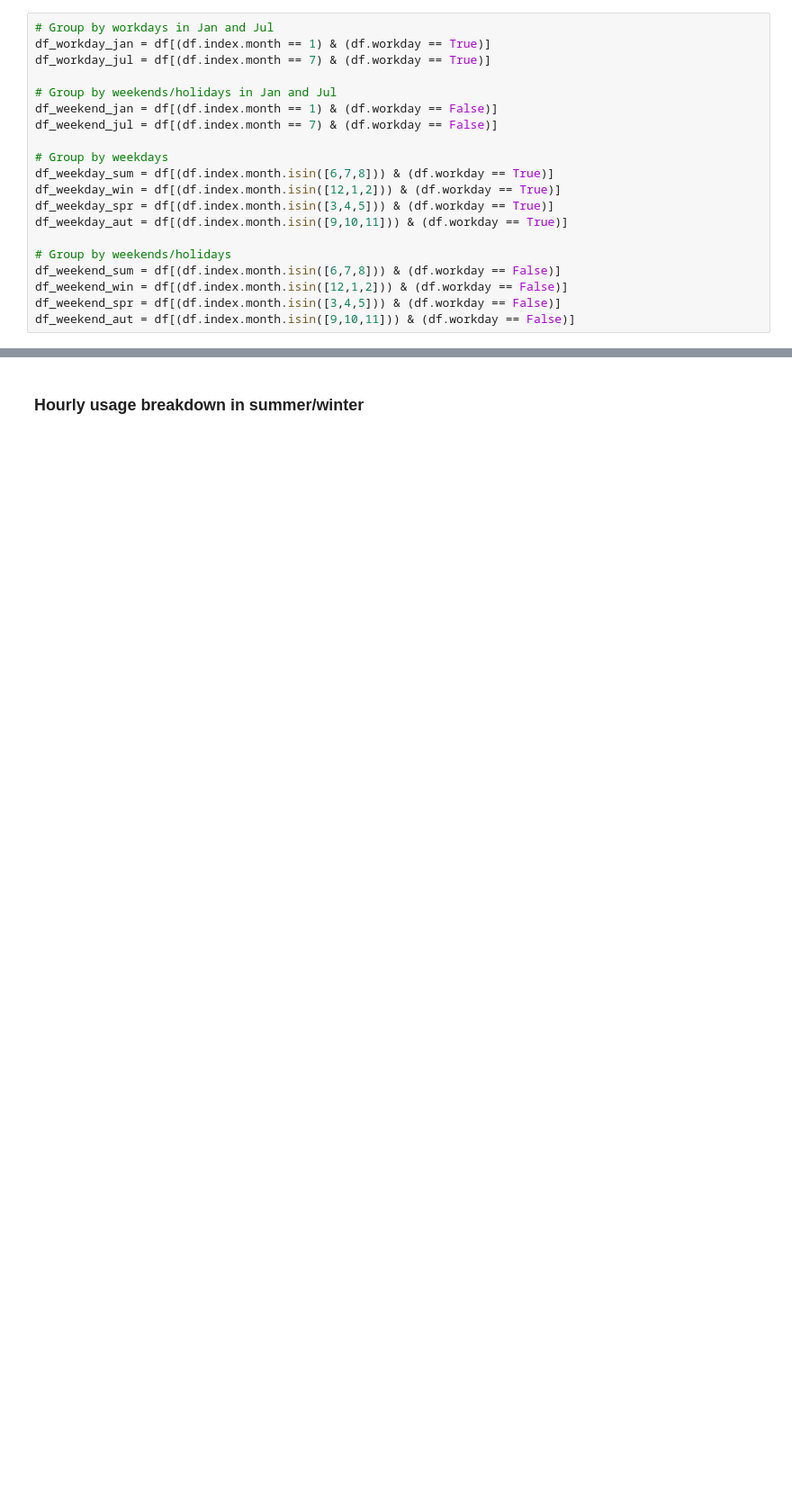
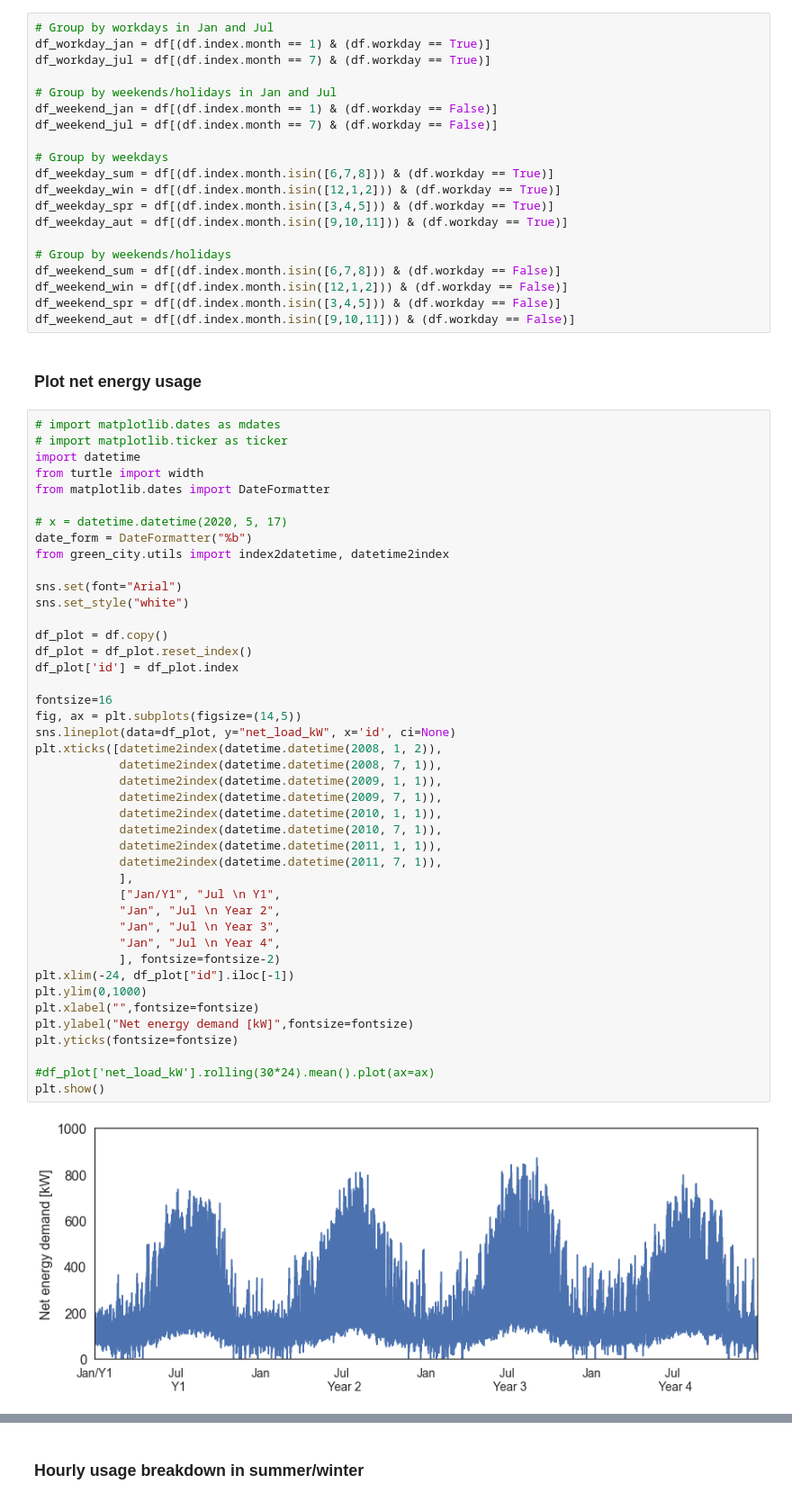
Before and after one commit to erickCantu/TheGreenCitySolutionsGroup, a Jupyter notebook: notebooks/EDA_data_visualization.ipynb, the cells around one changed output, grey strips where cells are left out. Shown at 90% size. Drawn from its saved outputs; the diff is of its cells as text; blank space fills up the shorter version.

```diff
--- a/notebooks/EDA_data_visualization.ipynb
+++ b/notebooks/EDA_data_visualization.ipynb
@@ -78,3 +80,50 @@ df_weekend_sum = df[(df.index.month.isin([6,7,8])) & (df.workday == False)]
 df_weekend_win = df[(df.index.month.isin([12,1,2])) & (df.workday == False)]
 df_weekend_spr = df[(df.index.month.isin([3,4,5])) & (df.workday == False)]
 df_weekend_aut = df[(df.index.month.isin([9,10,11])) & (df.workday == False)]
+# %% [markdown]
+### Plot net energy usage
+# %%
+# import matplotlib.dates as mdates
+# import matplotlib.ticker as ticker
+import datetime
+from turtle import width
+from matplotlib.dates import DateFormatter
+
+# x = datetime.datetime(2020, 5, 17)
+date_form = DateFormatter("%b")
+from green_city.utils import index2datetime, datetime2index
+
+sns.set(font="Arial")
+sns.set_style("white")
+
+df_plot = df.copy()
+df_plot = df_plot.reset_index()
+df_plot['id'] = df_plot.index
+
+fontsize=16
+fig, ax = plt.subplots(figsize=(14,5))
+sns.lineplot(data=df_plot, y="net_load_kW", x='id', ci=None)
+plt.xticks([datetime2index(datetime.datetime(2008, 1, 2)),
+            datetime2index(datetime.datetime(2008, 7, 1)),
+            datetime2index(datetime.datetime(2009, 1, 1)),
+            datetime2index(datetime.datetime(2009, 7, 1)),
+            datetime2index(datetime.datetime(2010, 1, 1)),
+            datetime2index(datetime.datetime(2010, 7, 1)),
+            datetime2index(datetime.datetime(2011, 1, 1)),
+            datetime2index(datetime.datetime(2011, 7, 1)),
+            ],
+            ["Jan/Y1", "Jul \n Y1",
+            "Jan", "Jul \n Year 2",
+            "Jan", "Jul \n Year 3",
+            "Jan", "Jul \n Year 4",
+            ], fontsize=fontsize-2)
+plt.xlim(-24, df_plot["id"].iloc[-1])
+plt.ylim(0,1000)
+plt.xlabel("",fontsize=fontsize)
+plt.ylabel("Net energy demand [kW]",fontsize=fontsize)
+plt.yticks(fontsize=fontsize)
+
+#df_plot['net_load_kW'].rolling(30*24).mean().plot(ax=ax)
+plt.show()
+# %% [output]
+[figure, added]
```
Also changed, not shown: parts of 7 cells of this notebook.
